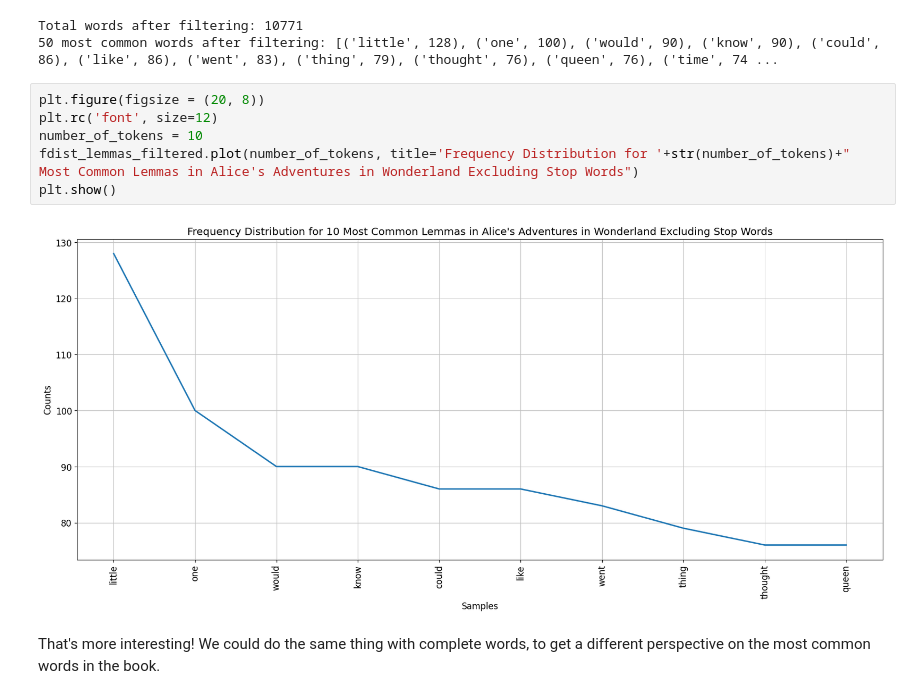
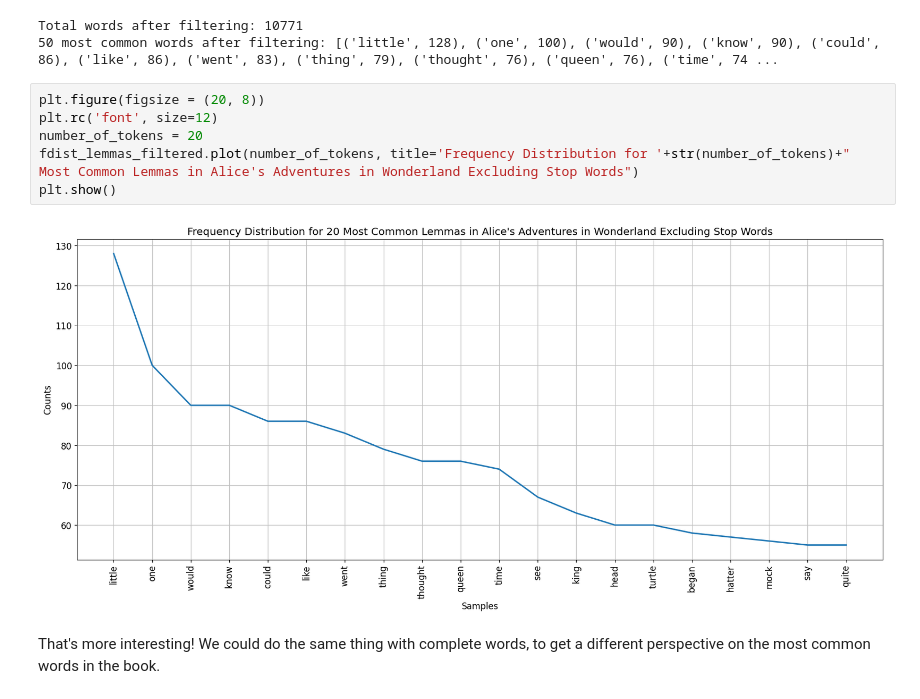
Before and after one commit to DCS-training/nltk-intro-2024, a Jupyter notebook: Solutions/1_GettingStartedWithNLTK_sol.ipynb, the cells around one changed output. Saved outputs shown, nothing was run; the diff lists cells and outputs as text.

```diff
--- a/Solutions/1_GettingStartedWithNLTK_sol.ipynb
+++ b/Solutions/1_GettingStartedWithNLTK_sol.ipynb
@@ -697,11 +697,11 @@ Total words after filtering: 10771
 # %%
 plt.figure(figsize = (20, 8))
 plt.rc('font', size=12)
-number_of_tokens = 10
+number_of_tokens = 20
 fdist_lemmas_filtered.plot(number_of_tokens, title='Frequency Distribution for '+str(number_of_tokens)+" Most Common Lemmas in Alice's Adventures in Wonderland Excluding Stop Words")
 plt.show()
 # %% [output]
-[figure, old version]
+[figure, new version]
 # %% [markdown]
 That's more interesting!  We could do the same thing with complete words, to get a different perspective on the most common words in the book.
 # %% [markdown]
```
Also changed, not shown: parts of 1 cell of this notebook.
